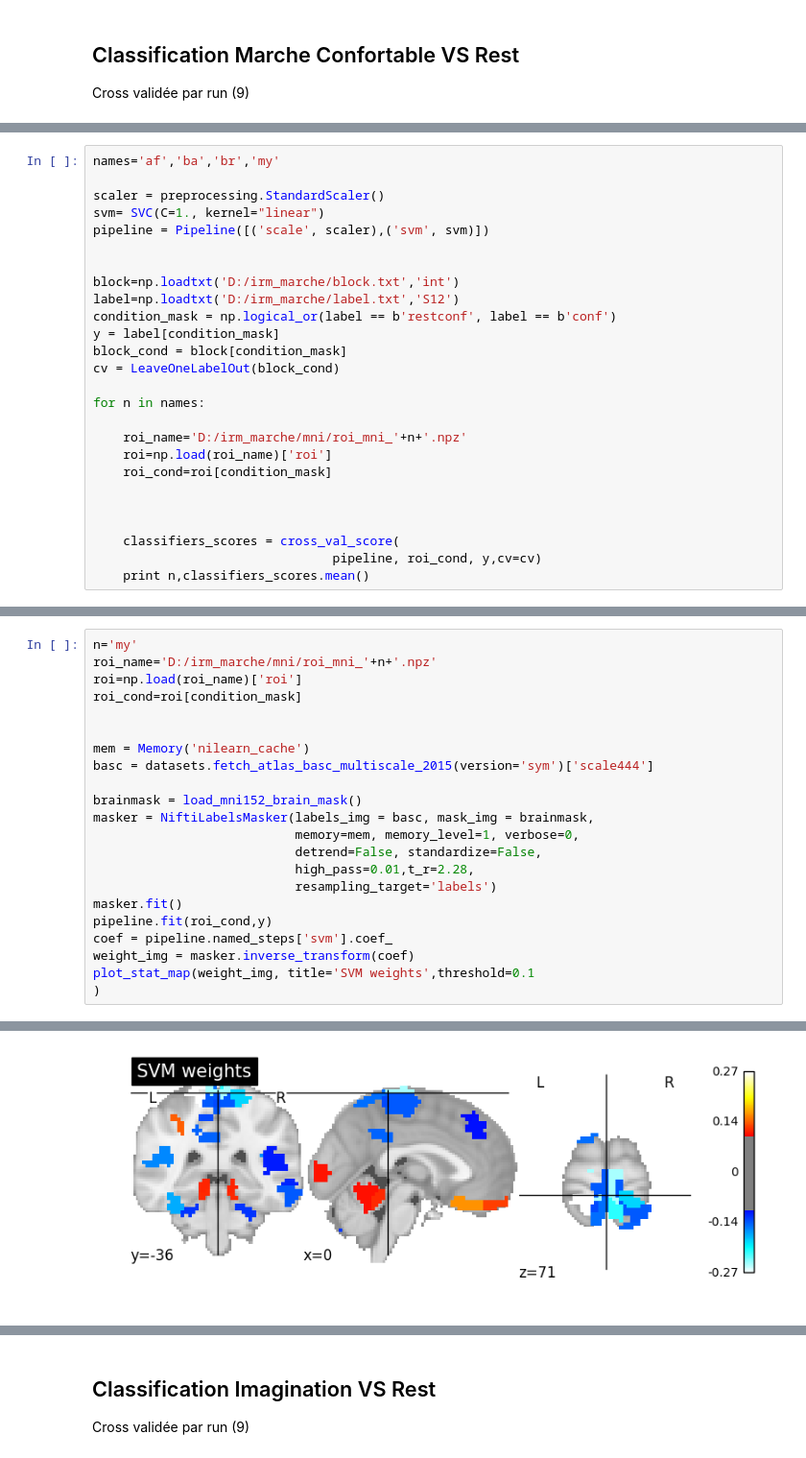
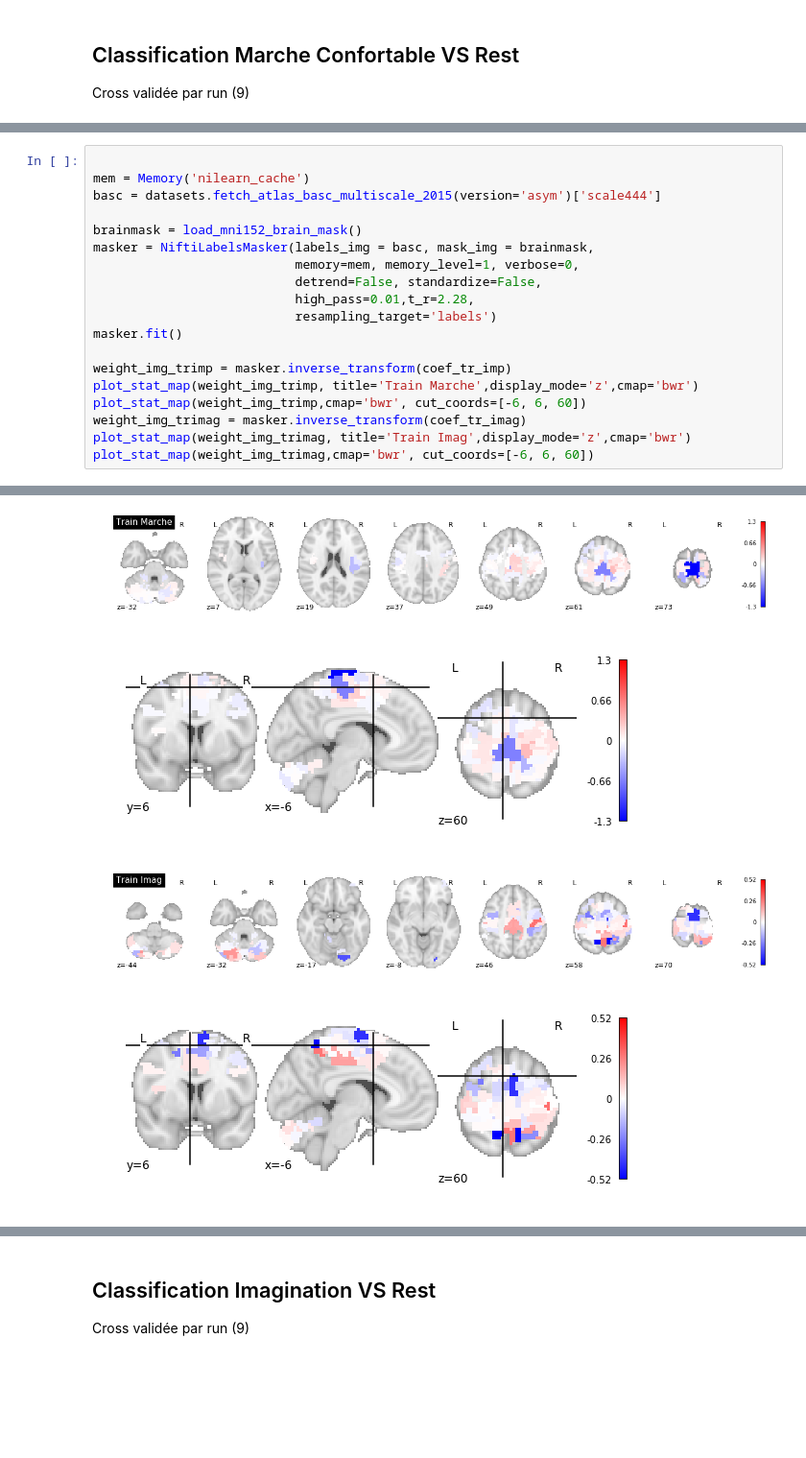
Before and after one commit to mmenoret/irm_marche, a Jupyter notebook: IRM_Marche.ipynb, the cells around one changed output, grey strips where cells are left out. Shown at 96% size. Saved outputs shown, nothing was run; the diff lists cells and outputs as text; blank space fills up the shorter version.

```diff
--- a/IRM_Marche.ipynb
+++ b/IRM_Marche.ipynb
@@ -25,26 +30,0 @@ from nilearn.plotting import plot_stat_map
-# %%
-names='af','ba','br','my'
-
-scaler = preprocessing.StandardScaler()
-svm= SVC(C=1., kernel="linear")
-pipeline = Pipeline([('scale', scaler),('svm', svm)])
-
-
-block=np.loadtxt('D:/irm_marche/block.txt','int')
-label=np.loadtxt('D:/irm_marche/label.txt','S12')
-condition_mask = np.logical_or(label == b'restconf', label == b'conf')
-y = label[condition_mask]
-block_cond = block[condition_mask]
-cv = LeaveOneLabelOut(block_cond)
-
-for n in names:
-
-    roi_name='D:/irm_marche/mni/roi_mni_'+n+'.npz'
-    roi=np.load(roi_name)['roi']
-    roi_cond=roi[condition_mask]
-
-
-
-    classifiers_scores = cross_val_score(
-                                pipeline, roi_cond, y,cv=cv)
-    print n,classifiers_scores.mean()
@@ -58,25 +160,25 @@ Visualisation des poids du SVM (regions qui permettent la classification): sur M
 # %%
-n='my'
-roi_name='D:/irm_marche/mni/roi_mni_'+n+'.npz'
-roi=np.load(roi_name)['roi']
-roi_cond=roi[condition_mask]
-
 
 mem = Memory('nilearn_cache')
-basc = datasets.fetch_atlas_basc_multiscale_2015(version='sym')['scale444']
+basc = datasets.fetch_atlas_basc_multiscale_2015(version='asym')['scale444']
 
 brainmask = load_mni152_brain_mask()
 masker = NiftiLabelsMasker(labels_img = basc, mask_img = brainmask,
                            memory=mem, memory_level=1, verbose=0,
                            detrend=False, standardize=False,
                            high_pass=0.01,t_r=2.28,
                            resampling_target='labels')
 masker.fit()
-pipeline.fit(roi_cond,y)
-coef = pipeline.named_steps['svm'].coef_
-weight_img = masker.inverse_transform(coef)
-plot_stat_map(weight_img, title='SVM weights',threshold=0.1
-)
+
+weight_img_trimp = masker.inverse_transform(coef_tr_imp)
+plot_stat_map(weight_img_trimp, title='Train Marche',display_mode='z',cmap='bwr')
+plot_stat_map(weight_img_trimp,cmap='bwr', cut_coords=[-6, 6, 60])
+weight_img_trimag = masker.inverse_transform(coef_tr_imag)
+plot_stat_map(weight_img_trimag, title='Train Imag',display_mode='z',cmap='bwr')
+plot_stat_map(weight_img_trimag,cmap='bwr', cut_coords=[-6, 6, 60])
 # %% [output]
 <nilearn.plotting.displays.OrthoSlicer at 0x...>
-[figure, old version]
+[figure, new version]
+[figure, added]
+[figure, added]
+[figure, added]
```
Also changed, not shown: parts of 8 cells of this notebook.
